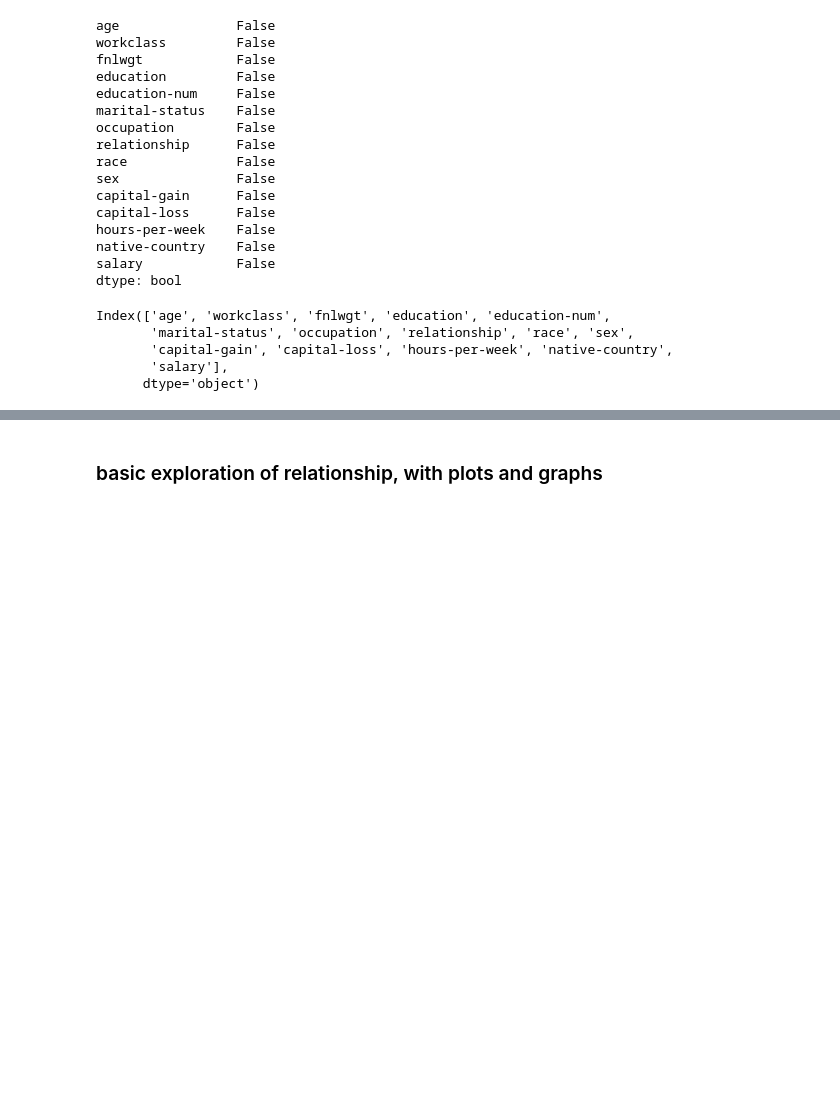
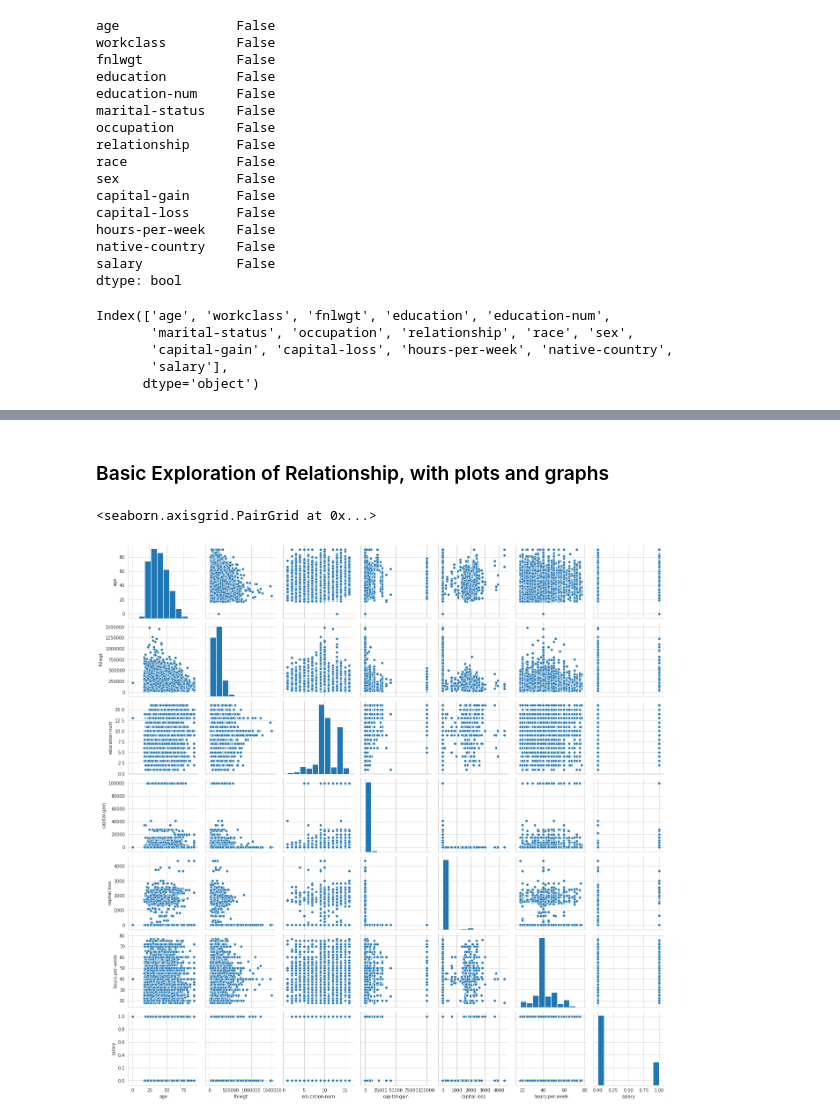
Before and after one commit to Arx1971/Predict-Person-Yearly-Salary, a Jupyter notebook: FinalProject_Spring2020.ipynb, the cells around one changed output, grey strips where cells are left out. Cells and saved outputs as stored; diff of their text form; code cells hidden in the pictures; blank space fills up the shorter version.

Commit message:
Graph Plotted

```diff
--- a/FinalProject_Spring2020.ipynb
+++ b/FinalProject_Spring2020.ipynb
@@ -178,2 +178,7 @@ sns.boxplot(df['hours-per-week'])
 # %% [markdown]
-### basic exploration of relationship, with plots and graphs
+### Basic Exploration of Relationship, with plots and graphs
+# %%
+sns.pairplot(df)
+# %% [output]
+<seaborn.axisgrid.PairGrid at 0x...>
+[figure, added]
```
Also changed, not shown: parts of 9 cells of this notebook.
